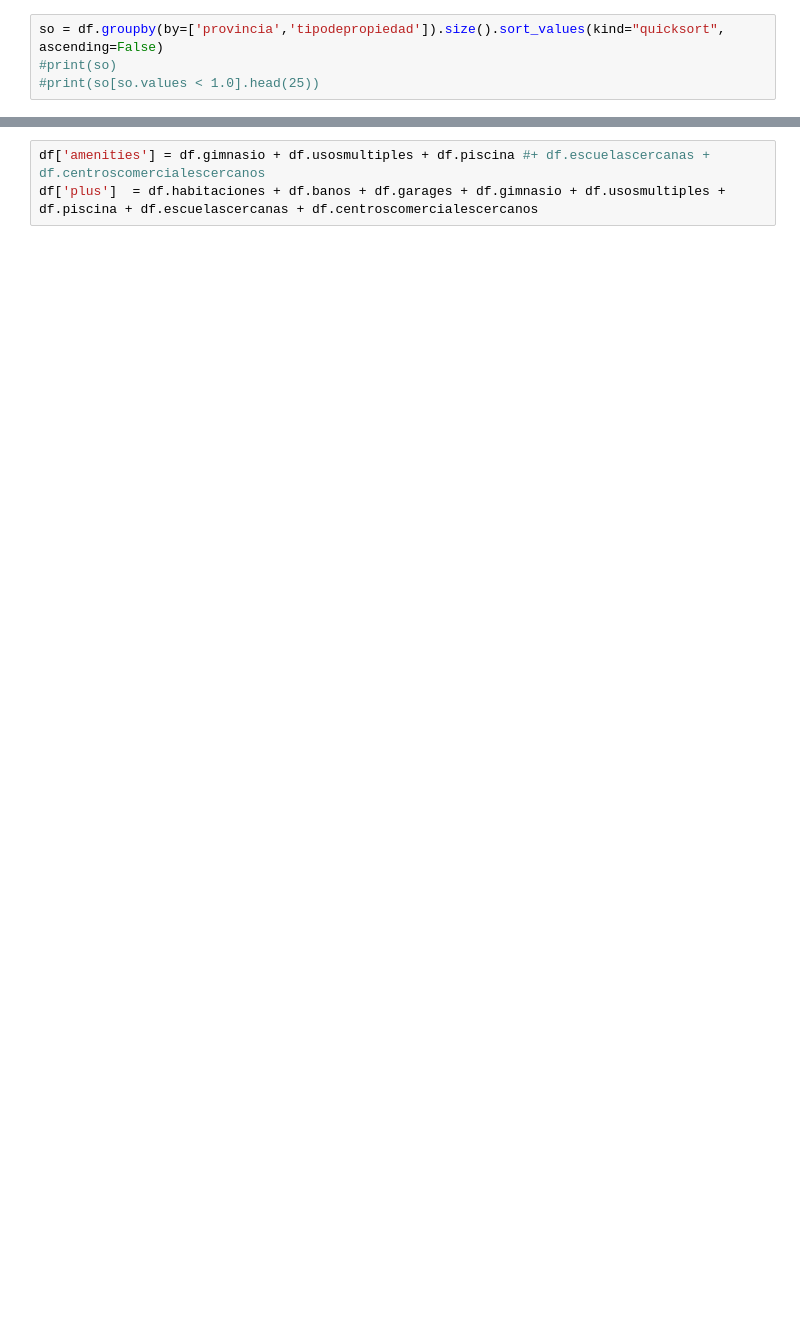
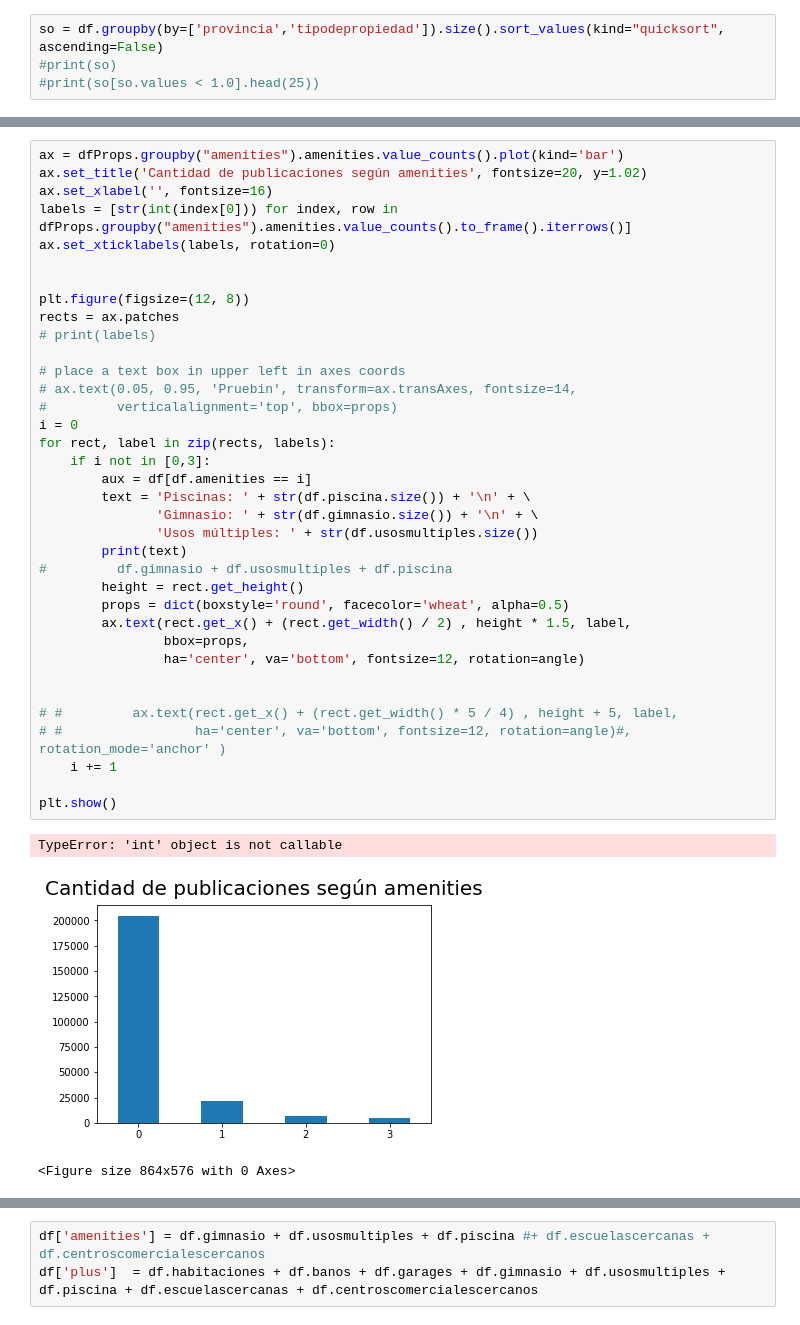
Before and after one commit to blukitas/groupby-banco-, a Jupyter notebook: Tp1/tp1Bertolini.ipynb, the cells around one changed output, grey strips where cells are left out. Cells and saved outputs as stored; diff of their text form; blank space fills up the shorter version.

```diff
--- a/Tp1/tp1Bertolini.ipynb
+++ b/Tp1/tp1Bertolini.ipynb
@@ -231,0 +111,40 @@ plt.show()
+# %%
+ax = dfProps.groupby("amenities").amenities.value_counts().plot(kind='bar')
+ax.set_title('Cantidad de publicaciones según amenities', fontsize=20, y=1.02)
+ax.set_xlabel('', fontsize=16)
+labels = [str(int(index[0])) for index, row in dfProps.groupby("amenities").amenities.value_counts().to_frame().iterrows()]
+ax.set_xticklabels(labels, rotation=0)
+
+
+plt.figure(figsize=(12, 8))
+rects = ax.patches
+# print(labels)
+
+# place a text box in upper left in axes coords
+# ax.text(0.05, 0.95, 'Pruebin', transform=ax.transAxes, fontsize=14,
+#         verticalalignment='top', bbox=props)
+i = 0
+for rect, label in zip(rects, labels):
+    if i not in [0,3]:
+        aux = df[df.amenities == i]
+        text = 'Piscinas: ' + str(df.piscina.size()) + '\n' + \
+               'Gimnasio: ' + str(df.gimnasio.size()) + '\n' + \
+               'Usos múltiples: ' + str(df.usosmultiples.size())
+        print(text)
+#         df.gimnasio + df.usosmultiples + df.piscina
+        height = rect.get_height()
+        props = dict(boxstyle='round', facecolor='wheat', alpha=0.5)
+        ax.text(rect.get_x() + (rect.get_width() / 2) , height * 1.5, label,
+                bbox=props,
+                ha='center', va='bottom', fontsize=12, rotation=angle)
+
+
+# #         ax.text(rect.get_x() + (rect.get_width() * 5 / 4) , height + 5, label,
+# #                 ha='center', va='bottom', fontsize=12, rotation=angle)#, rotation_mode='anchor' )
+    i += 1
+
+plt.show()
+# %% [output]
+TypeError: 'int' object is not callable
+[figure, added]
+<Figure size 864x576 with 0 Axes>
```
Also changed, not shown: parts of 29 cells of this notebook, 9 other files.
